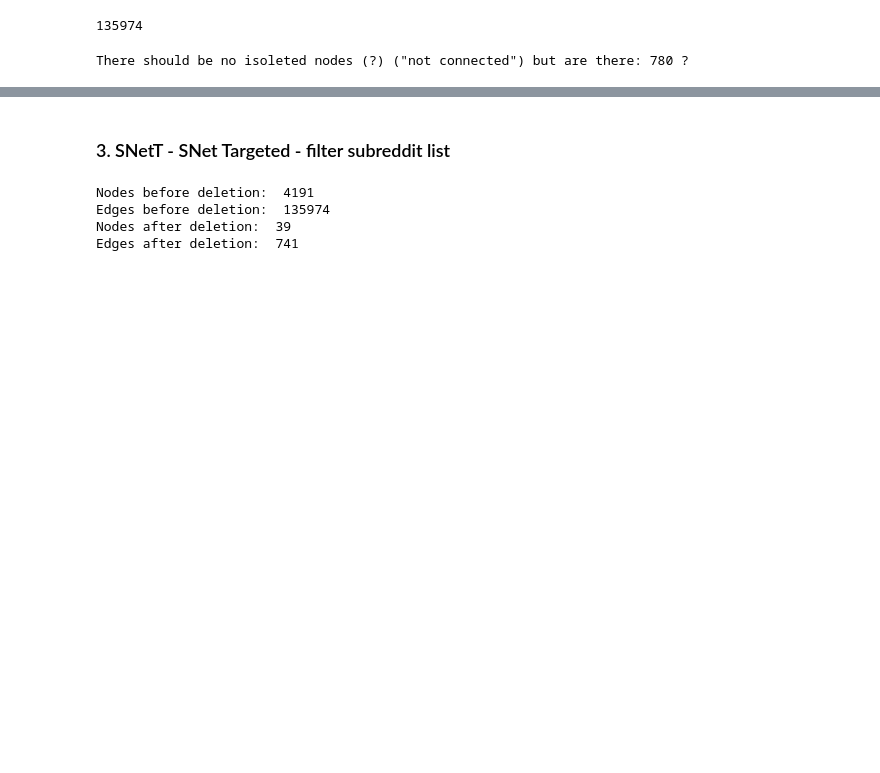
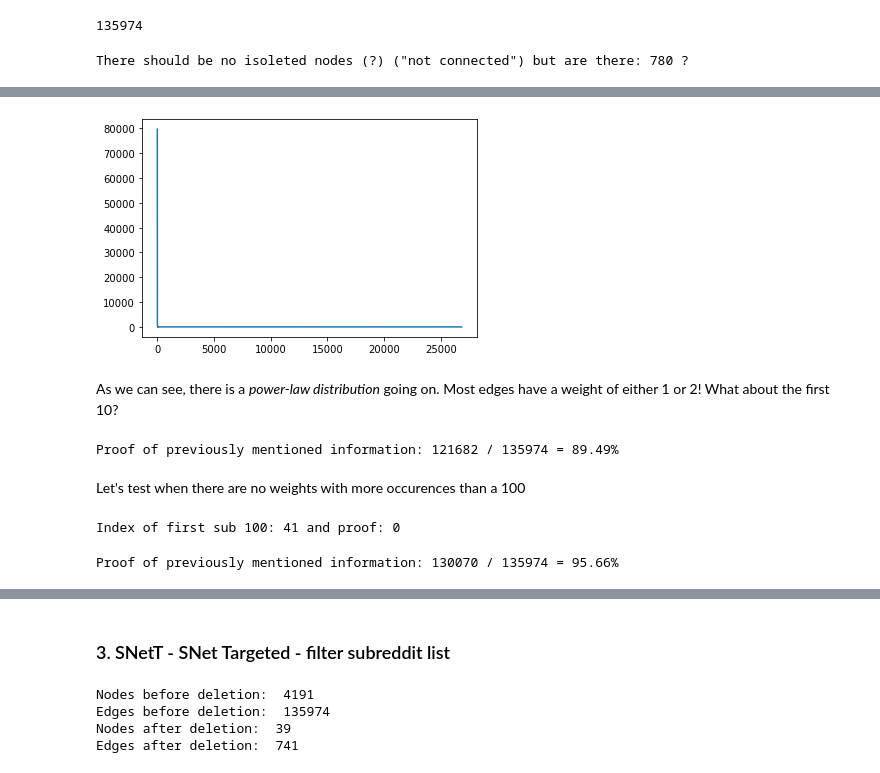
Before and after one commit to milicevicMarko/Reddit2008-Analysis, a Jupyter notebook: Network creation.ipynb, the cells around one changed output, grey strips where cells are left out. Drawn from its saved outputs; the diff is of its cells as text; code cells hidden in the pictures; blank space fills up the shorter version.

```diff
--- a/Network creation.ipynb
+++ b/Network creation.ipynb
@@ -196,0 +189,5 @@ SNet but filters out edges with a weight under *w_threshold* limit
+# %%
+edge_weights = [SNet.edges[edge]["weight"] for edge in SNet.edges]
+edge_map = {x: edge_weights.count(x) for x in edge_weights}
+print(len(edge_map.keys()))
+print(len(edge_map.values()))
@@ -196,0 +201,4 @@ SNet but filters out edges with a weight under *w_threshold* limit
+# %%
+import operator
+edge_map = dict(sorted(edge_map.items(), key=operator.itemgetter(0)))
+edge_map
@@ -196,0 +223,34 @@ SNet but filters out edges with a weight under *w_threshold* limit
+# %%
+edge_map_keys = list(edge_map.keys())
+edge_map_values = list(edge_map.values())
+# %%
+import matplotlib.pyplot as plt
+
+plt.plot(edge_map_keys, edge_map_values)
+plt.show()
+# %% [output]
+[figure, added]
+# %% [markdown]
+As we can see, there is a *power-law distribution* going on. Most edges have a weight of either 1 or 2! What about the first 10?
+# %%
+sum_first_ten = sum(edge_map_values[0:11])
+print(f"Proof of previously mentioned information: {sum_first_ten} / {SNet.number_of_edges()} = {round(float(sum_first_ten) * 100 / SNet.number_of_edges(), 2)}%")
+# %% [output]
+Proof of previously mentioned information: 121682 / 135974 = 89.49%
+# %% [markdown]
+Let's test when there are no weights with more occurences than a 100
+# %%
+index_before_nlt100 = 10
+for i in range(11, len(edge_map_values)):
+    if len(list(filter(lambda x: x >= 100, list(edge_map.values())[i:]))) == 0:
+        index_before_nlt100 = i
+        break
+
+print(f"Index of first sub 100: {index_before_nlt100} and proof: {len(list(filter(lambda x: x >= 100, list(edge_map.values())[index_before_nlt100:])))}")
+# %% [output]
+Index of first sub 100: 41 and proof: 0
+# %%
+sum_first_le100 = sum(edge_map_values[0:index_before_nlt100 + 1])
+print(f"Proof of previously mentioned information: {sum_first_le100} / {SNet.number_of_edges()} = {round(float(sum_first_le100) * 100 / SNet.number_of_edges(), 2)}%")
+# %% [output]
+Proof of previously mentioned information: 130070 / 135974 = 95.66%
```
Also changed, not shown: parts of 14 cells of this notebook, 1 other file.
